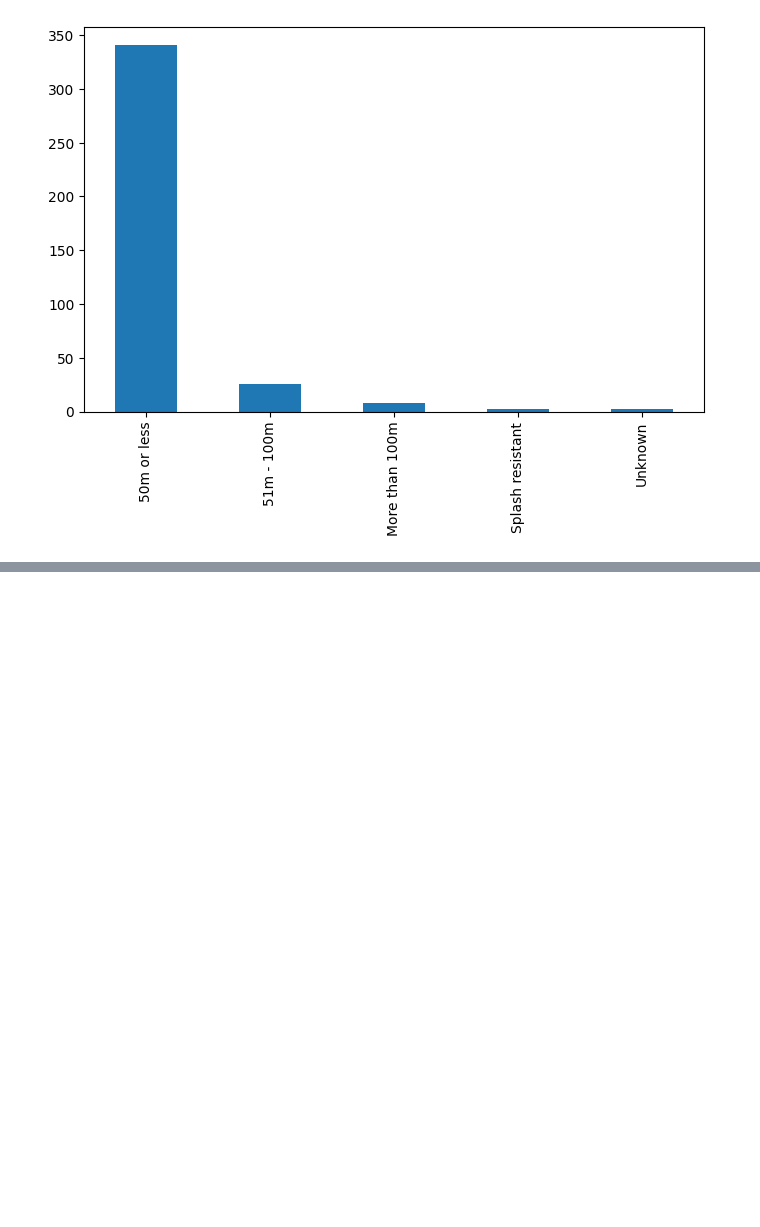
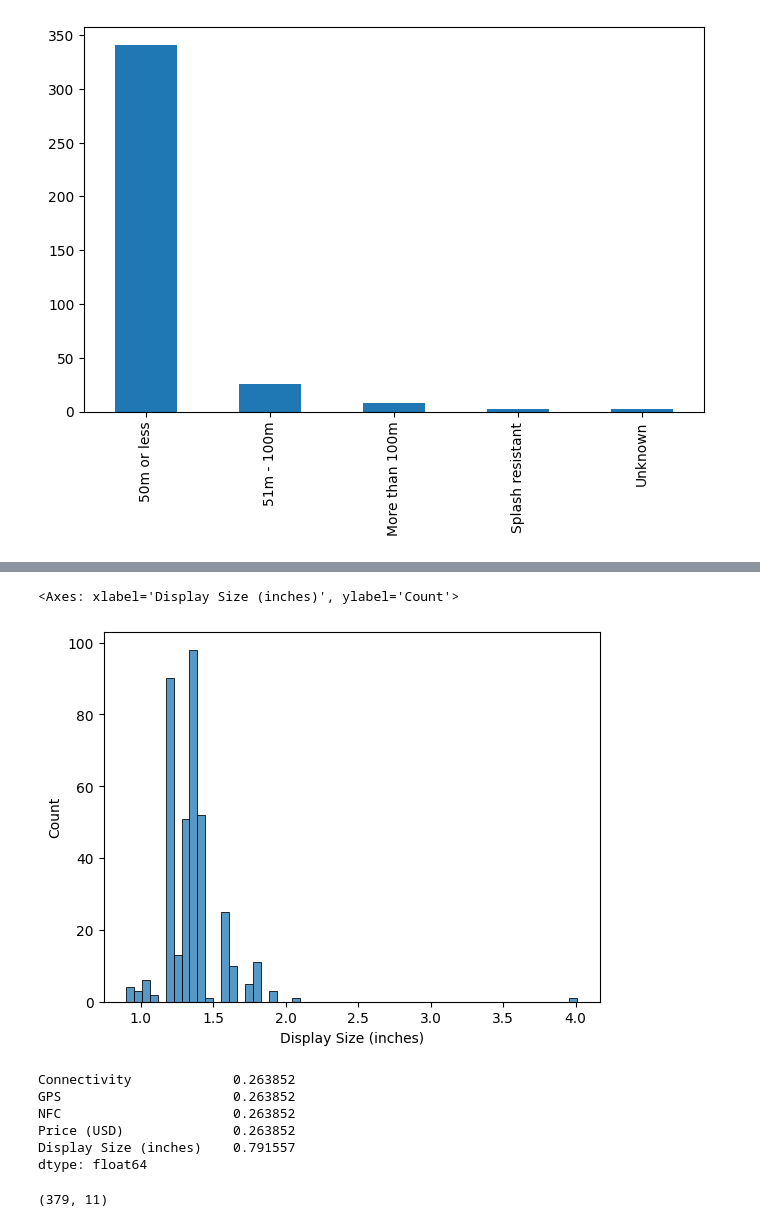
Before and after one commit to Ranjitkumarmuduli/Smart-watch-price-prediction, a Jupyter notebook: SWP_Prediction.ipynb, the cells around one changed output, grey strips where cells are left out. Saved outputs shown, nothing was run; the diff lists cells and outputs as text; code cells hidden in the pictures; blank space fills up the shorter version.

```diff
--- a/SWP_Prediction.ipynb
+++ b/SWP_Prediction.ipynb
@@ -431,0 +504,20 @@ df['Water Resistance (meters)'].value_counts().plot(kind='bar')
+# %%
+sns.histplot(x=df['Display Size (inches)'])
+# %% [output]
+<Axes: xlabel='Display Size (inches)', ylabel='Count'>
+[figure, added]
+# %%
+#check missing value
+check_missing= df.isnull().sum()*100/df.shape[0]
+check_missing[check_missing > 0].sort_values(ascending=True)
+# %% [output]
+Connectivity             0.263852
+GPS                      0.263852
+NFC                      0.263852
+Price (USD)              0.263852
+Display Size (inches)    0.791557
+dtype: float64
+# %%
+df.shape
+# %% [output]
+(379, 11)
```
Also changed, not shown: parts of 34 cells of this notebook.
